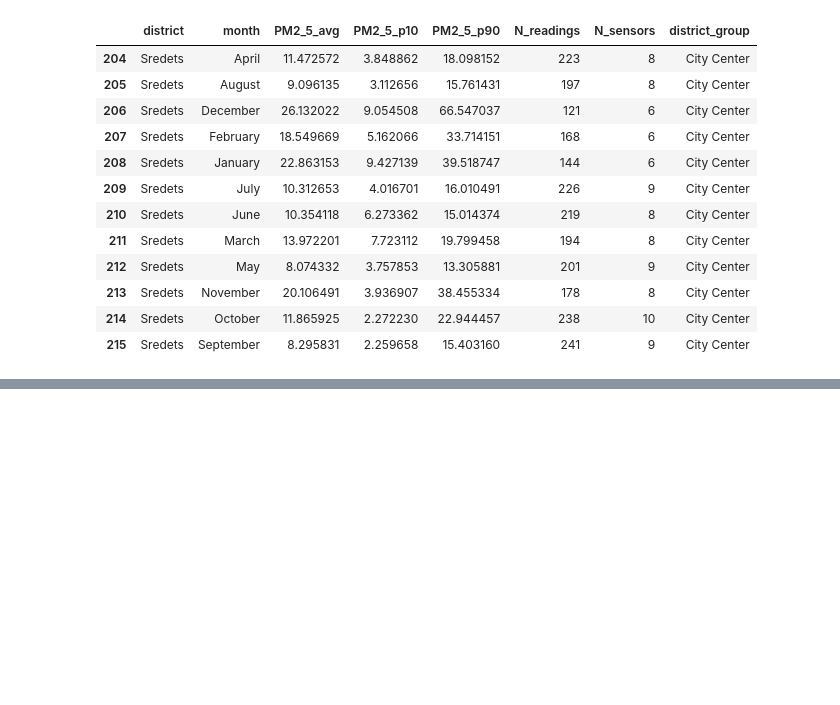
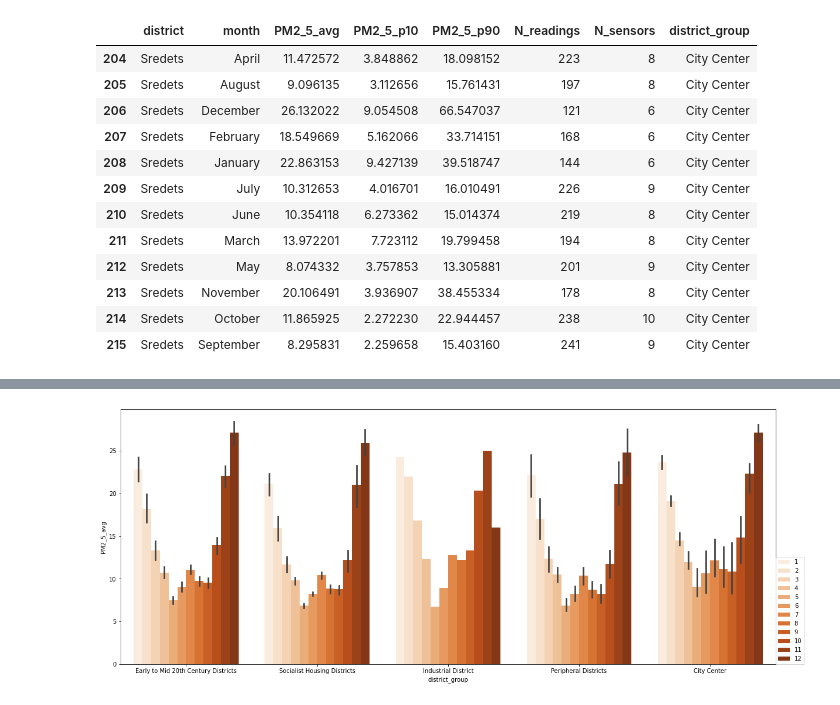
Before and after one commit to Matthew-Hoyle/SofiaAirQuality, a Jupyter notebook: CreateAllDataMaps.ipynb, the cells around one changed output, grey strips where cells are left out. Saved outputs shown, nothing was run; the diff lists cells and outputs as text; code cells hidden in the pictures; blank space fills up the shorter version.

```diff
--- a/CreateAllDataMaps.ipynb
+++ b/CreateAllDataMaps.ipynb
@@ -589,0 +523,8 @@ df_mo_dict['June']
+# %%
+plt.figure(figsize = (20, 8))
+sns.barplot(x = 'district_group', y = 'PM2_5_avg', hue = 'month_num', palette = 'Oranges', data = df_plots)
+#plt.xticks(range(1, 13), mo_list, rotation = 25)
+plt.legend(loc = (1,0))
+plt.show()
+# %% [output]
+[figure, added]
```
Also changed, not shown: parts of 15 cells of this notebook, 2 other files.
